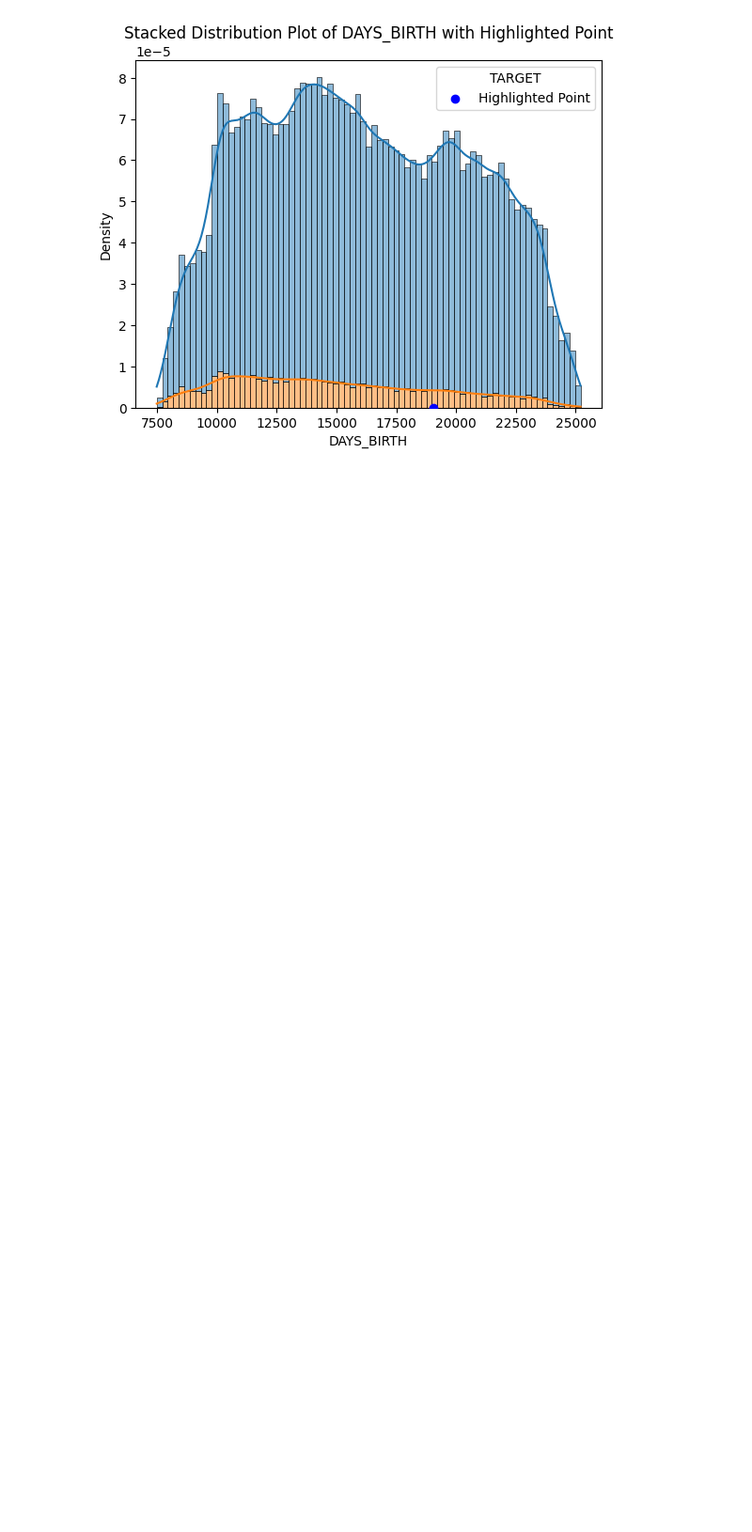
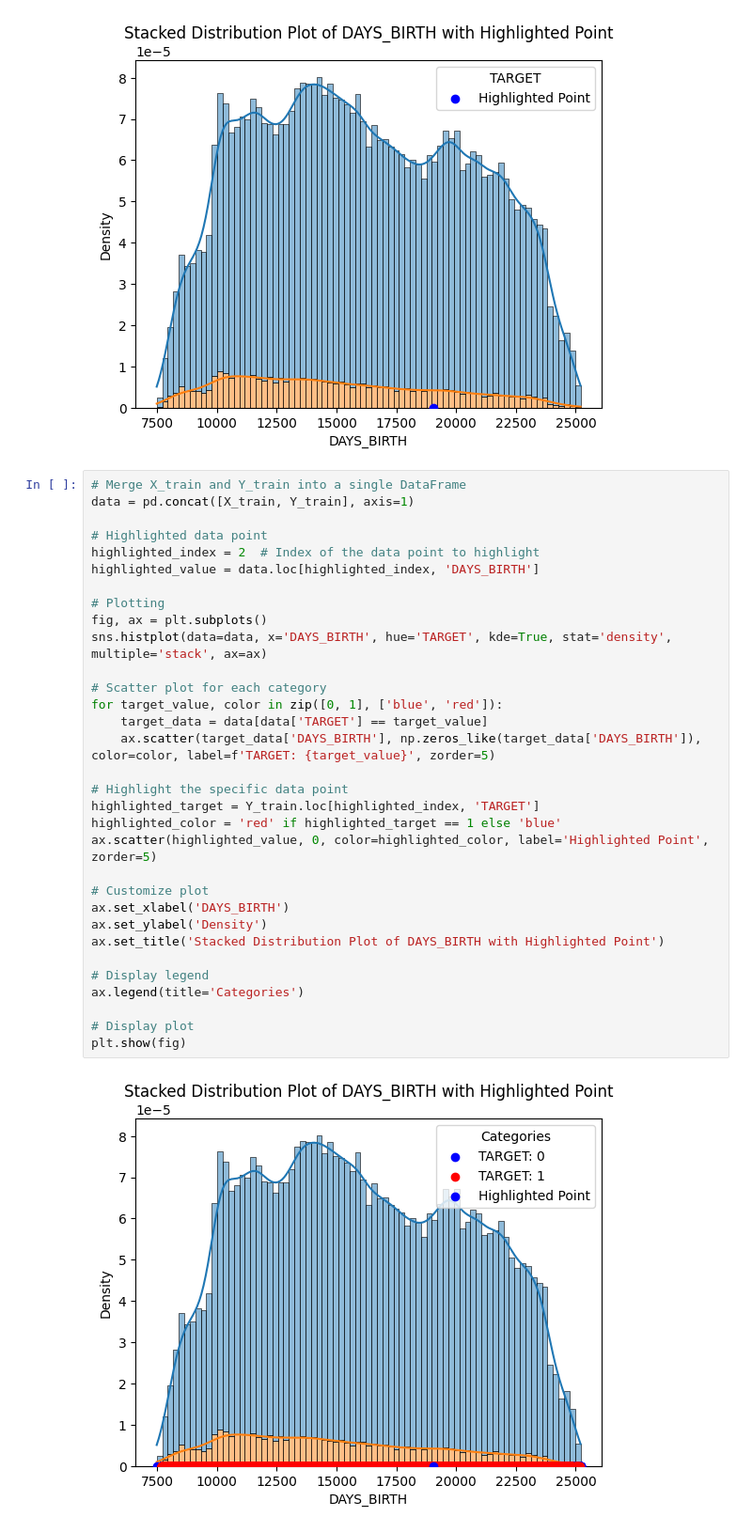
Before and after one commit to MarkoBrie/credit_scoring_with_MLOPS, a Jupyter notebook: Dashboard_test.ipynb, the cells around one changed output. Shown at 94% size. Saved outputs shown, nothing was run; the diff lists cells and outputs as text; blank space fills up the shorter version.

```diff
--- a/Dashboard_test.ipynb
+++ b/Dashboard_test.ipynb
@@ -111,3 +111,37 @@ ax.legend(title='TARGET')
 plt.show(fig)
 # %% [output]
 [figure]
+# %%
+# Merge X_train and Y_train into a single DataFrame
+data = pd.concat([X_train, Y_train], axis=1)
+
+# Highlighted data point
+highlighted_index = 2  # Index of the data point to highlight
+highlighted_value = data.loc[highlighted_index, 'DAYS_BIRTH']
+
+# Plotting
+fig, ax = plt.subplots()
+sns.histplot(data=data, x='DAYS_BIRTH', hue='TARGET', kde=True, stat='density', multiple='stack', ax=ax)
+
+# Scatter plot for each category
+for target_value, color in zip([0, 1], ['blue', 'red']):
+    target_data = data[data['TARGET'] == target_value]
+    ax.scatter(target_data['DAYS_BIRTH'], np.zeros_like(target_data['DAYS_BIRTH']), color=color, label=f'TARGET: {target_value}', zorder=5)
+
+# Highlight the specific data point
+highlighted_target = Y_train.loc[highlighted_index, 'TARGET']
+highlighted_color = 'red' if highlighted_target == 1 else 'blue'
+ax.scatter(highlighted_value, 0, color=highlighted_color, label='Highlighted Point', zorder=5)
+
+# Customize plot
+ax.set_xlabel('DAYS_BIRTH')
+ax.set_ylabel('Density')
+ax.set_title('Stacked Distribution Plot of DAYS_BIRTH with Highlighted Point')
+
+# Display legend
+ax.legend(title='Categories')
+
+# Display plot
+plt.show(fig)
+# %% [output]
+[figure, added]
```
Also changed, not shown: 3 other files.
